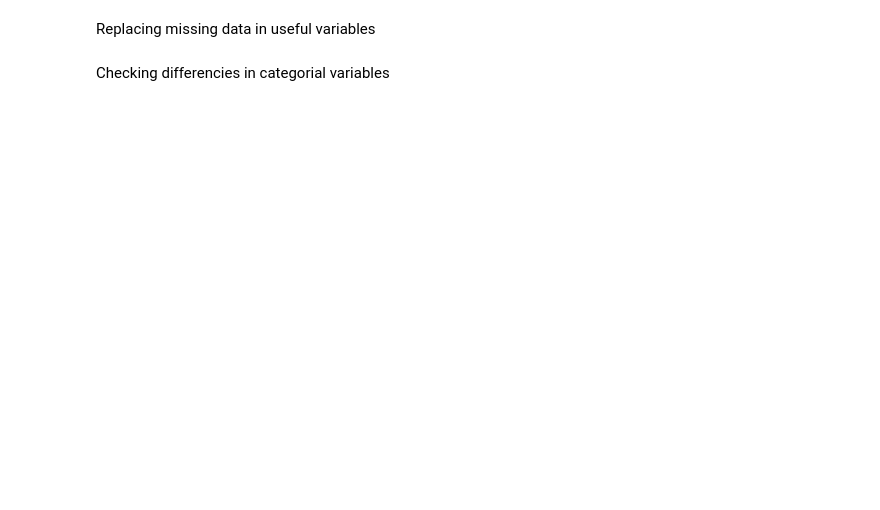
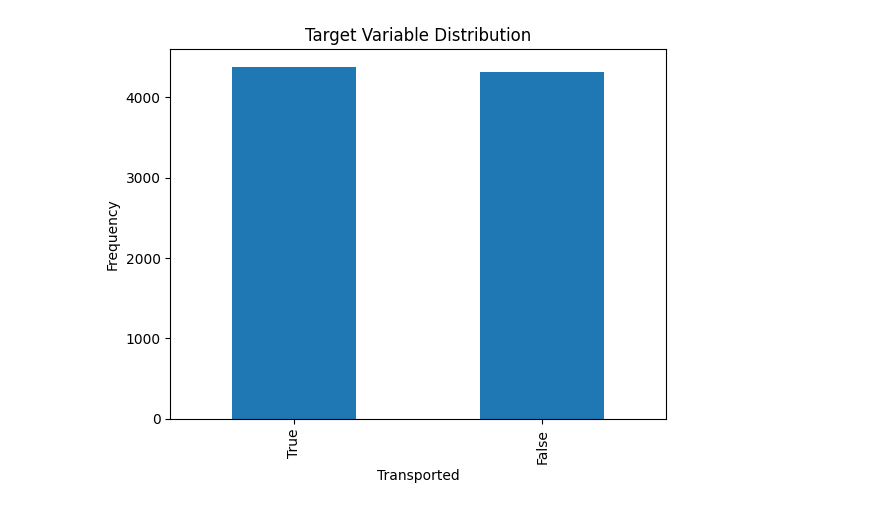
Before and after one commit to Illoizaur/Team1_Berezin-Andrusiak, a Jupyter notebook: FirstProject.ipynb, the cells around one changed output. Saved outputs shown, nothing was run; the diff lists cells and outputs as text; code cells hidden in the pictures; blank space fills up the shorter version.

```diff
--- a/FirstProject.ipynb
+++ b/FirstProject.ipynb
@@ -7,9 +12,7 @@
 # %%
 import pandas as pd
 
-from sklearn.preprocessing import Imputer
-
 pd.set_option('display.max_columns', 100)
 
-train = pd.read_csv('/input/train.csv')
-test = pd.read_csv('/input/test.csv')
+train = pd.read_csv('/content/drive/Shareddrives/mfai/basic_AI/basic_AI/Good/train.csv')
+test = pd.read_csv('/content/drive/Shareddrives/mfai/basic_AI/basic_AI/Good/test.csv')
@@ -77,19 +88,0 @@ Data is strongly imbalanced
-# %%
-desired_apriori=0.15
-
-idx_0 = train[train.target == 0].index
-idx_1 = train[train.target == 1].index
-
-nb_0 = len(train.loc[idx_0])
-nb_1 = len(train.loc[idx_1])
-
-undersampling_rate = ((1-desired_apriori)*nb_1)/(nb_0*desired_apriori)
-undersampled_nb_0 = int(undersampling_rate*nb_0)
-print('Rate to undersample records with target=0: {}'.format(undersampling_rate))
-print('Number of records with target=0 after undersampling: {}'.format(undersampled_nb_0))
-
-undersampled_idx = shuffle(idx_0, random_state=37, n_samples=undersampled_nb_0)
-
-idx_list = list(undersampled_idx) + list(idx_1)
-
-train = train.loc[idx_list].reset_index(drop=True)
@@ -112,6 +88,0 @@ Dropping useless variables
-# %%
-vars_to_drop = [] #enter var names inside, example - ['ps_car_01_cat']
-train.drop(vars_to_drop, inplace=True, axis=1)
-meta.loc[(vars_to_drop),'keep'] = False
-# %% [markdown]
-Replacing missing data in useful variables
@@ -126,2 +88,0 @@ mode_imp = Imputer(missing_values=-1, strategy='most_frequent', axis=0)
-# %% [markdown]
-Checking differencies in categorial variables
@@ -133,0 +89,10 @@ for f in v:
+# %%
+import matplotlib.pyplot as plt
+
+train.Transported.value_counts().plot(kind='bar')
+plt.title('Target Variable Distribution')
+plt.xlabel('Transported')
+plt.ylabel('Frequency')
+plt.show()
+# %% [output]
+[figure, added]
```
Also changed, not shown: parts of 56 cells of this notebook.
